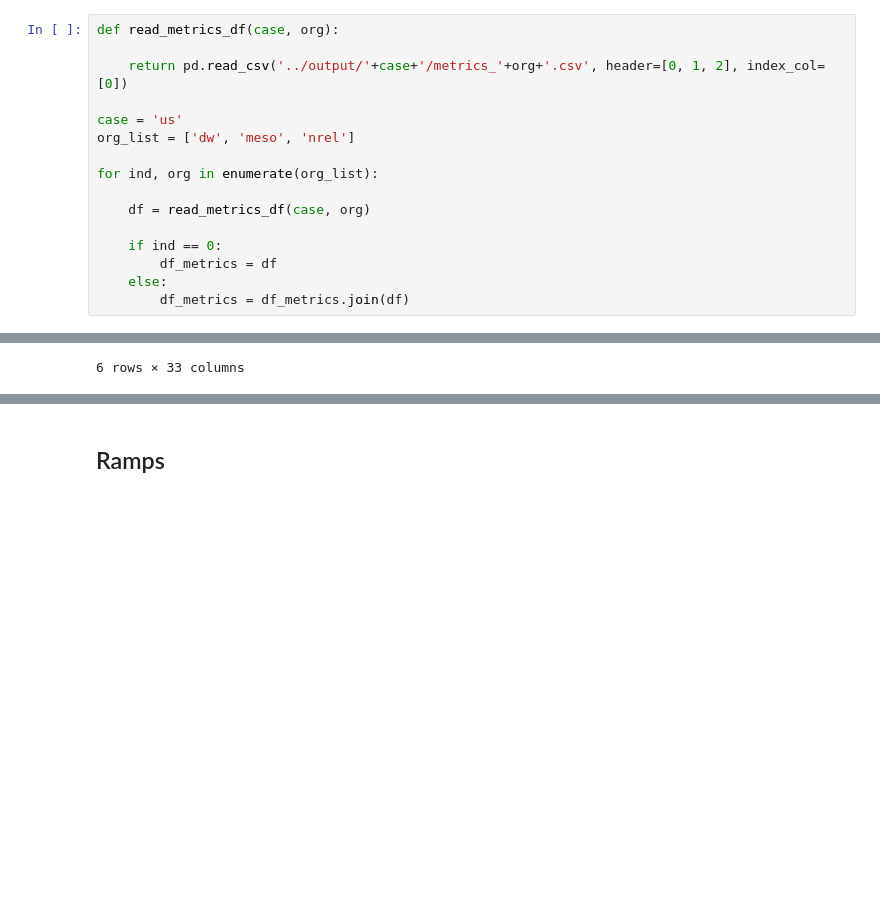
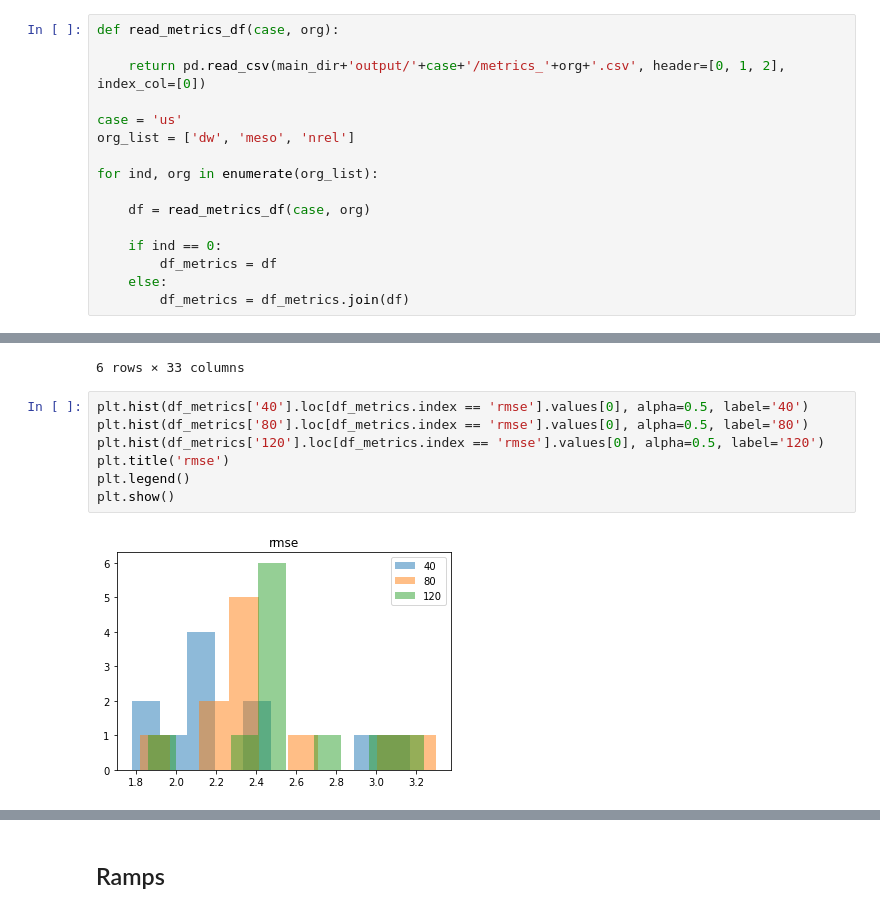
Before and after one commit to joejoeyjoseph/i-validate, a Jupyter notebook: notebooks/y_analysis.ipynb, the cells around one changed output, grey strips where cells are left out. Drawn from its saved outputs; the diff is of its cells as text; blank space fills up the shorter version.

```diff
--- a/notebooks/y_analysis.ipynb
+++ b/notebooks/y_analysis.ipynb
@@ -63,7 +135,7 @@ plot_us_ws_ts(120)
 # %%
 def read_metrics_df(case, org):
 
-    return pd.read_csv('../output/'+case+'/metrics_'+org+'.csv', header=[0, 1, 2], index_col=[0])
+    return pd.read_csv(main_dir+'output/'+case+'/metrics_'+org+'.csv', header=[0, 1, 2], index_col=[0])
 
 case = 'us'
 org_list = ['dw', 'meso', 'nrel']
@@ -89,3 +161,12 @@ df_metrics
 | mae | 2.431787 | 2.283402 | 2.537955 | 2.388024 | 2.460509 | 2.361316 | 1.574331 | 1.555656 | 1.683310 | 1.676976 | ... |
 | mae_pct | 46.202997 | 44.355917 | 45.197324 | 43.067276 | 41.833744 | 40.898972 | 30.426322 | 29.321496 | 33.069660 | 32.944905 | ... |
 6 rows × 33 columns
+# %%
+plt.hist(df_metrics['40'].loc[df_metrics.index == 'rmse'].values[0], alpha=0.5, label='40')
+plt.hist(df_metrics['80'].loc[df_metrics.index == 'rmse'].values[0], alpha=0.5, label='80')
+plt.hist(df_metrics['120'].loc[df_metrics.index == 'rmse'].values[0], alpha=0.5, label='120')
+plt.title('rmse')
+plt.legend()
+plt.show()
+# %% [output]
+[figure, added]
```
Also changed, not shown: parts of 20 cells of this notebook.
